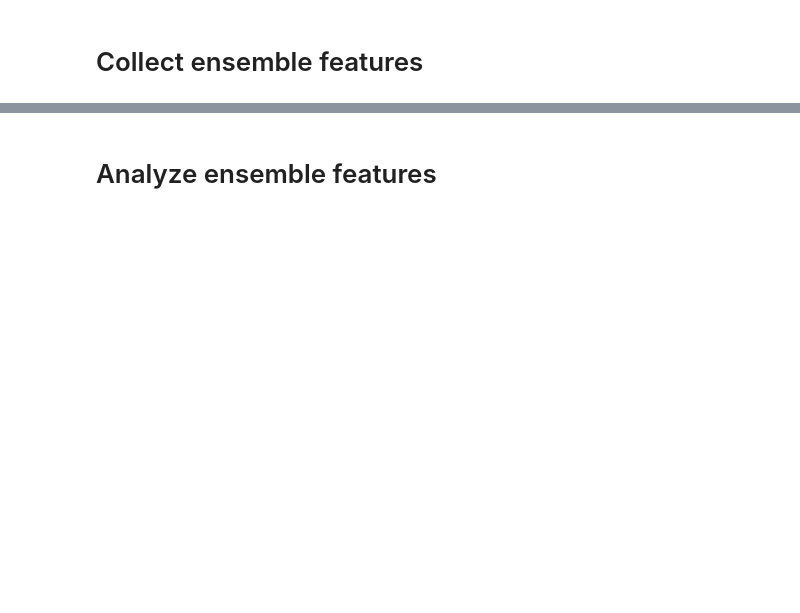
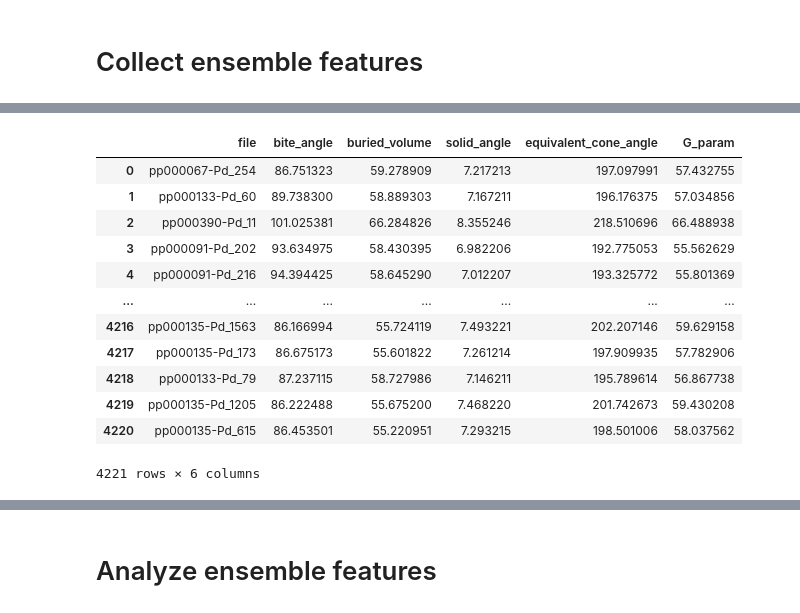
Before and after one commit to SigmanGroup/BisphosphineConformerSelection, a Jupyter notebook: ConformerEnsembleAnalysis.ipynb, the cells around one changed output, grey strips where cells are left out. Drawn from its saved outputs; the diff is of its cells as text; code cells hidden in the pictures; blank space fills up the shorter version.

```diff
--- a/ConformerEnsembleAnalysis.ipynb
+++ b/ConformerEnsembleAnalysis.ipynb
@@ -146,21 +208,35 @@ prop_df.to_csv(features_path / f"{ensemble.stem}_ensemble_features.csv")
 # %%
 # get features for the 10 kcal/mol full ensemble
 
 ensemble = full_10kcal
 
 prop_df = pd.DataFrame(columns = ["file", "bite_angle", "buried_volume", "solid_angle", "equivalent_cone_angle", "G_param"])
 
 expected_jobs = len(list(ensemble.iterdir()))
 
 for file in tqdm(ensemble.iterdir(), total=expected_jobs):
-    bite_angle = features.get_bite_angle(file)
-    buried_volume = features.get_buried_volume(file)
-    solid_angle, solid_cone_angle, g_param = features.get_solid_angle(file)
+    bite_angle = get_features.get_bite_angle(file)
+    buried_volume = get_features.get_buried_volume(file)
+    solid_angle, solid_cone_angle, g_param = get_features.get_solid_angle(file)
 
     prop_df.loc[len(prop_df.index)] = [file.stem, bite_angle, buried_volume, solid_angle, solid_cone_angle, g_param]
 
 display(prop_df)
 prop_df.to_csv(features_path / f"{ensemble.stem}_ensemble_features.csv")
+# %% [output]
+|  | file | bite_angle | buried_volume | solid_angle | equivalent_cone_angle | G_param |
+| 0 | pp000067-Pd_254 | 86.751323 | 59.278909 | 7.217213 | 197.097991 | 57.432755 |
+| 1 | pp000133-Pd_60 | 89.738300 | 58.889303 | 7.167211 | 196.176375 | 57.034856 |
+| 2 | pp000390-Pd_11 | 101.025381 | 66.284826 | 8.355246 | 218.510696 | 66.488938 |
+| 3 | pp000091-Pd_202 | 93.634975 | 58.430395 | 6.982206 | 192.775053 | 55.562629 |
+| 4 | pp000091-Pd_216 | 94.394425 | 58.645290 | 7.012207 | 193.325772 | 55.801369 |
+| ... | ... | ... | ... | ... | ... | ... |
+| 4216 | pp000135-Pd_1563 | 86.166994 | 55.724119 | 7.493221 | 202.207146 | 59.629158 |
+| 4217 | pp000135-Pd_173 | 86.675173 | 55.601822 | 7.261214 | 197.909935 | 57.782906 |
+| 4218 | pp000133-Pd_79 | 87.237115 | 58.727986 | 7.146211 | 195.789614 | 56.867738 |
+| 4219 | pp000135-Pd_1205 | 86.222488 | 55.675200 | 7.468220 | 201.742673 | 59.430208 |
+| 4220 | pp000135-Pd_615 | 86.453501 | 55.220951 | 7.293215 | 198.501006 | 58.037562 |
+4221 rows × 6 columns
 # %%
 # get features for the 10 kcal/mol clustered ensemble
 
```
Also changed, not shown: parts of 6 cells of this notebook, 9 other files.
